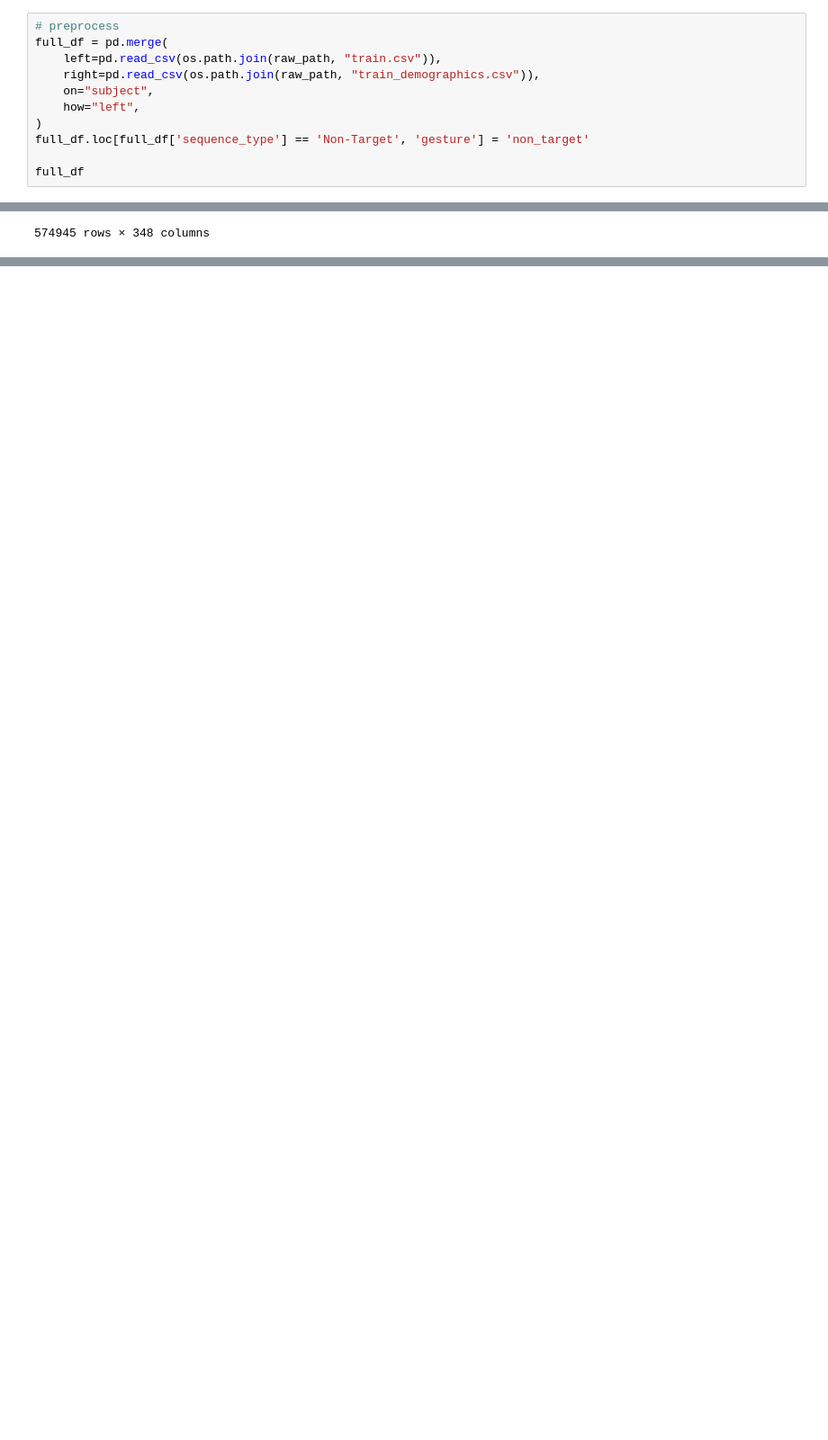
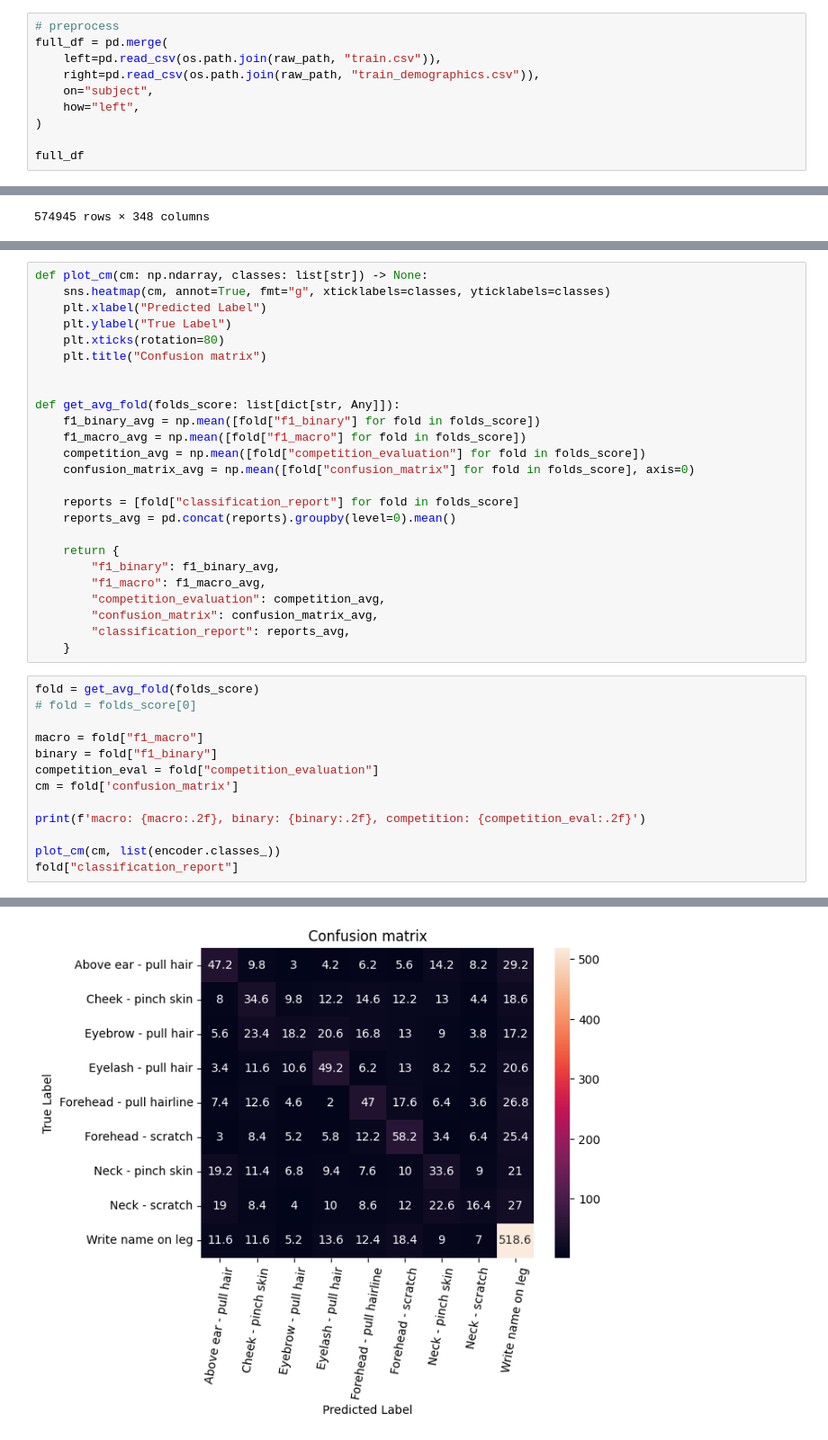
Before and after one commit to zeyad-shaban/cmi_competition, a Jupyter notebook: notebooks/02_basic_pipeline.ipynb, the cells around one changed output, grey strips where cells are left out. Shown: that part at 90% size. Drawn from its saved outputs; the diff is of its cells as text; blank space fills up the shorter version.

```diff
--- a/notebooks/02_basic_pipeline.ipynb
+++ b/notebooks/02_basic_pipeline.ipynb
@@ -29,7 +36,6 @@ full_df = pd.merge(
     on="subject",
     how="left",
 )
-full_df.loc[full_df['sequence_type'] == 'Non-Target', 'gesture'] = 'non_target'
 
 full_df
 # %% [output]
@@ -194,0 +205,39 @@ fold 4 - 99 - loss_avg: 1.2011432265862823
+# %%
+def plot_cm(cm: np.ndarray, classes: list[str]) -> None:
+    sns.heatmap(cm, annot=True, fmt="g", xticklabels=classes, yticklabels=classes)
+    plt.xlabel("Predicted Label")
+    plt.ylabel("True Label")
+    plt.xticks(rotation=80)
+    plt.title("Confusion matrix")
+
+
+def get_avg_fold(folds_score: list[dict[str, Any]]):
+    f1_binary_avg = np.mean([fold["f1_binary"] for fold in folds_score])
+    f1_macro_avg = np.mean([fold["f1_macro"] for fold in folds_score])
+    competition_avg = np.mean([fold["competition_evaluation"] for fold in folds_score])
+    confusion_matrix_avg = np.mean([fold["confusion_matrix"] for fold in folds_score], axis=0)
+
+    reports = [fold["classification_report"] for fold in folds_score]
+    reports_avg = pd.concat(reports).groupby(level=0).mean()
+
+    return {
+        "f1_binary": f1_binary_avg,
+        "f1_macro": f1_macro_avg,
+        "competition_evaluation": competition_avg,
+        "confusion_matrix": confusion_matrix_avg,
+        "classification_report": reports_avg,
+    }
+# %%
+fold = get_avg_fold(folds_score)
+# fold = folds_score[0]
+
+macro = fold["f1_macro"]
+binary = fold["f1_binary"]
+competition_eval = fold["competition_evaluation"]
+cm = fold['confusion_matrix']
+
+print(f'macro: {macro:.2f}, binary: {binary:.2f}, competition: {competition_eval:.2f}')
+
+plot_cm(cm, list(encoder.classes_))
+fold["classification_report"]
+# %% [output]
@@ -194,0 +258 @@ fold 4 - 99 - loss_avg: 1.2011432265862823
+[figure, added]
```
Also changed, not shown: parts of 7 cells of this notebook, 3 other files.
